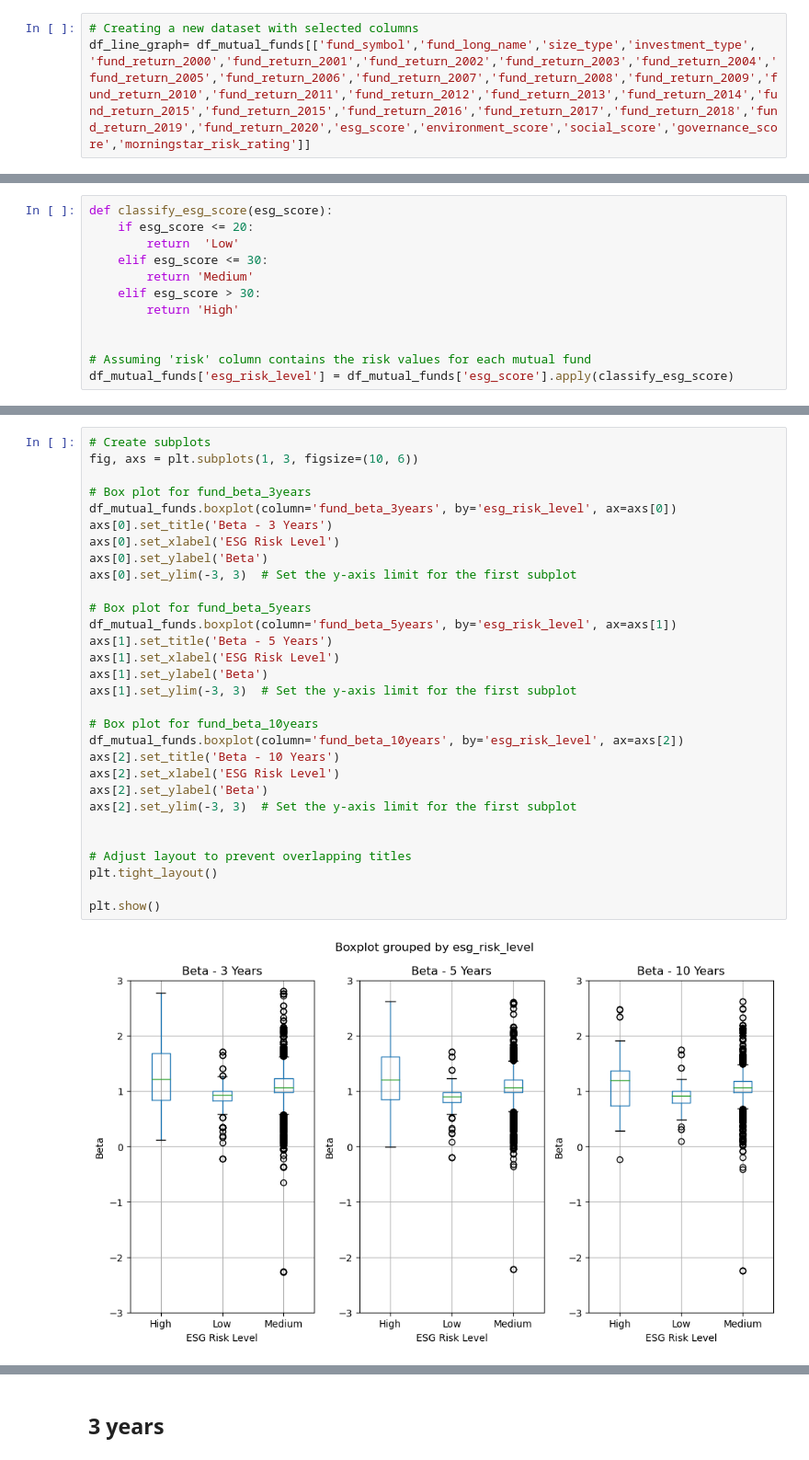
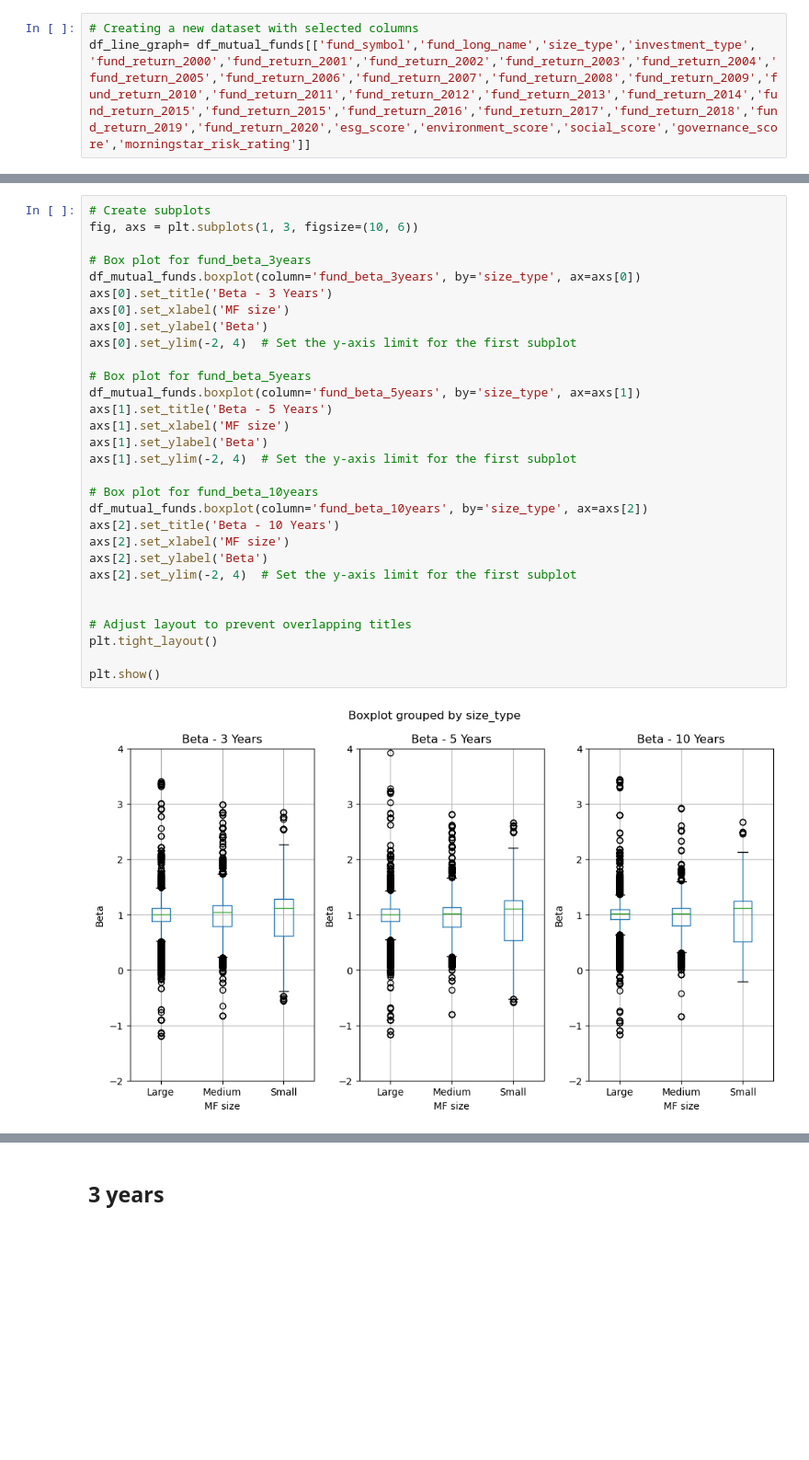
Before and after one commit to Neuefische-ESG-Capstone/Project-description, a Jupyter notebook: MF-size-and-Performance.ipynb, the cells around one changed output, grey strips where cells are left out. Shown: that part at 92% size. Cells and saved outputs as stored; diff of their text form; blank space fills up the shorter version.

Commit message:
MF size and MF ESG performance

```diff
--- a/MF-size-and-Performance.ipynb
+++ b/MF-size-and-Performance.ipynb
@@ -85,13 +45 @@ df_line_graph= df_mutual_funds[['fund_symbol','fund_long_name','size_type','inve
-# %%
-def classify_esg_score(esg_score):
-    if esg_score <= 20:
-        return  'Low'
-    elif esg_score <= 30:
-        return 'Medium'
-    elif esg_score > 30:
-        return 'High'
-
-
-# Assuming 'risk' column contains the risk values for each mutual fund
-df_mutual_funds['esg_risk_level'] = df_mutual_funds['esg_score'].apply(classify_esg_score)
 # %% [markdown]
@@ -169,33 +120,33 @@ plt.show()
 # %%
 # Create subplots
 fig, axs = plt.subplots(1, 3, figsize=(10, 6))
 
 # Box plot for fund_beta_3years
-df_mutual_funds.boxplot(column='fund_beta_3years', by='esg_risk_level', ax=axs[0])
+df_mutual_funds.boxplot(column='fund_beta_3years', by='size_type', ax=axs[0])
 axs[0].set_title('Beta - 3 Years')
-axs[0].set_xlabel('ESG Risk Level')
+axs[0].set_xlabel('MF size')
 axs[0].set_ylabel('Beta')
-axs[0].set_ylim(-3, 3)  # Set the y-axis limit for the first subplot
+axs[0].set_ylim(-2, 4)  # Set the y-axis limit for the first subplot
 
 # Box plot for fund_beta_5years
-df_mutual_funds.boxplot(column='fund_beta_5years', by='esg_risk_level', ax=axs[1])
+df_mutual_funds.boxplot(column='fund_beta_5years', by='size_type', ax=axs[1])
 axs[1].set_title('Beta - 5 Years')
-axs[1].set_xlabel('ESG Risk Level')
+axs[1].set_xlabel('MF size')
 axs[1].set_ylabel('Beta')
-axs[1].set_ylim(-3, 3)  # Set the y-axis limit for the first subplot
+axs[1].set_ylim(-2, 4)  # Set the y-axis limit for the first subplot
 
 # Box plot for fund_beta_10years
-df_mutual_funds.boxplot(column='fund_beta_10years', by='esg_risk_level', ax=axs[2])
+df_mutual_funds.boxplot(column='fund_beta_10years', by='size_type', ax=axs[2])
 axs[2].set_title('Beta - 10 Years')
-axs[2].set_xlabel('ESG Risk Level')
+axs[2].set_xlabel('MF size')
 axs[2].set_ylabel('Beta')
-axs[2].set_ylim(-3, 3)  # Set the y-axis limit for the first subplot
+axs[2].set_ylim(-2, 4)  # Set the y-axis limit for the first subplot
 
 
 # Adjust layout to prevent overlapping titles
 plt.tight_layout()
 
 plt.show()
 # %% [output]
-[figure, old version]
+[figure, new version]
 # %% [markdown]
```
Also changed, not shown: parts of 48 cells of this notebook.
